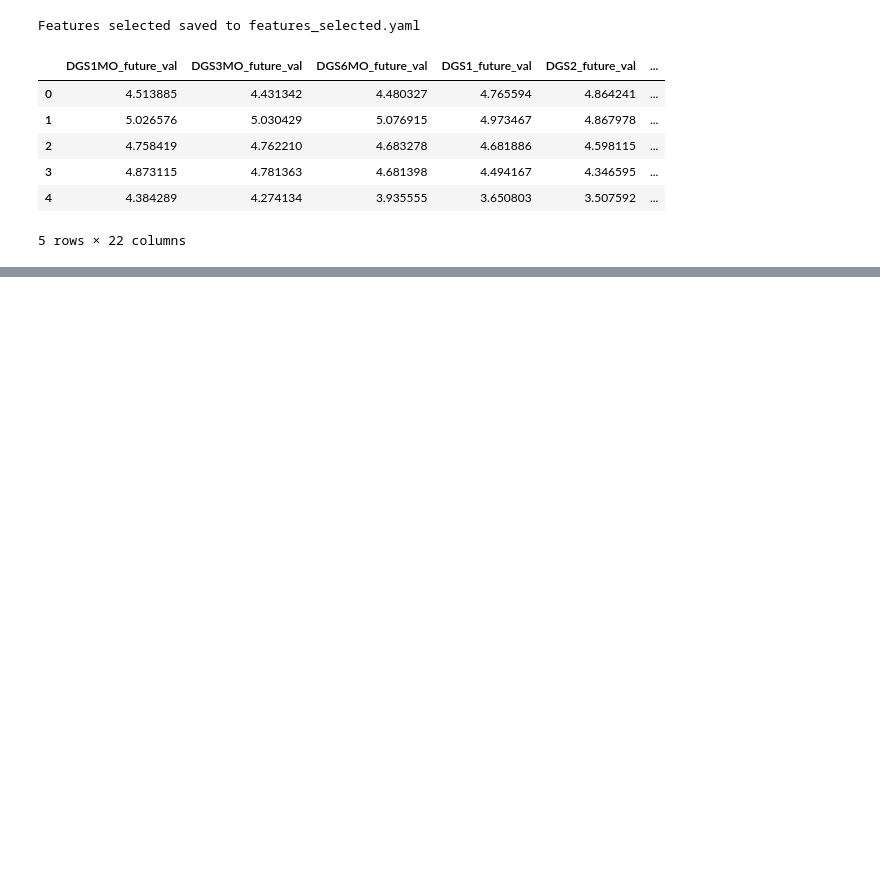
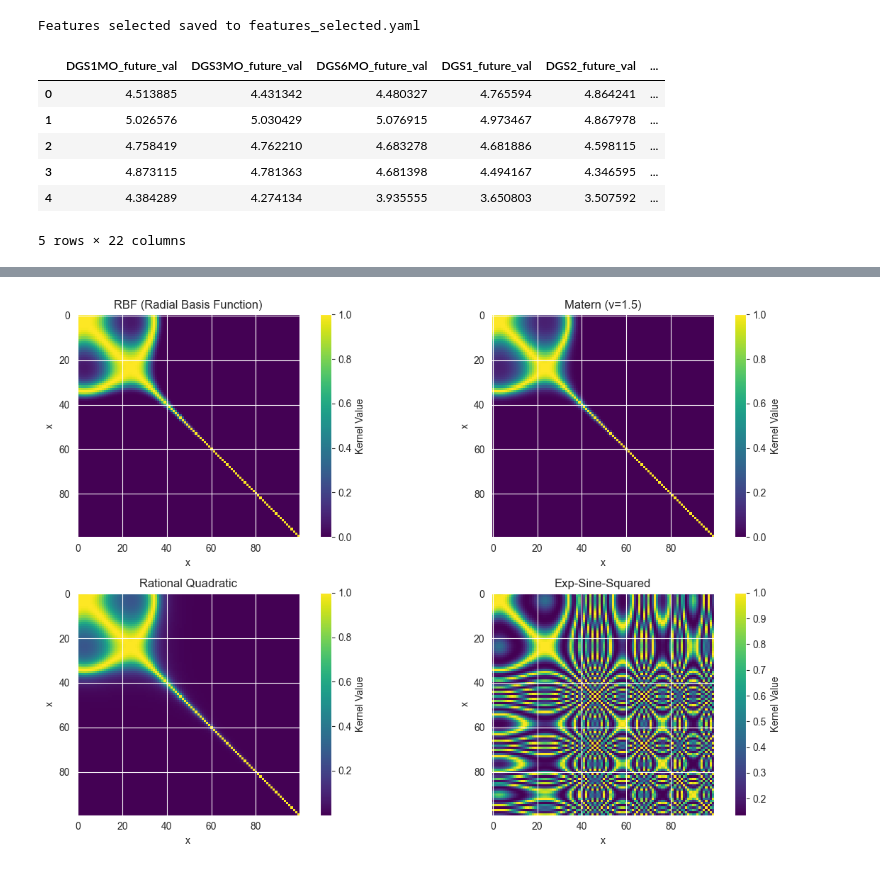
Before and after one commit to ttoe05/bond-yields-gp-model, a Jupyter notebook: src/dgs-analysis.ipynb, the cells around one changed output, grey strips where cells are left out. Cells and saved outputs as stored; diff of their text form; code cells hidden in the pictures; blank space fills up the shorter version.

```diff
--- a/src/dgs-analysis.ipynb
+++ b/src/dgs-analysis.ipynb
@@ -627,0 +737,33 @@ df_sample.head()
+# %%
+from sklearn.gaussian_process.kernels import RBF, Matern, RationalQuadratic, ExpSineSquared, WhiteKernel, ConstantKernel
+# # Define a range of input values
+# x = np.linspace(0, 10, 100).reshape(-1, 1)
+# create a row of values that represents a sine function
+x = np.linspace(0, 10, 100).reshape(-1, 1)
+# y = np.sin(x)
+# create a function that is a polynomial of degree 3
+y = 0.5 * x**3 - 2 * x**2 + x
+
+# Define kernels to visualize
+kernels = {
+    "RBF (Radial Basis Function)": RBF(length_scale=1.0),
+    "Matern (ν=1.5)": Matern(length_scale=1.0, nu=1.5),
+    "Rational Quadratic": RationalQuadratic(length_scale=1.0, alpha=1.0),
+    "Exp-Sine-Squared": ExpSineSquared(length_scale=1.0, periodicity=3.0)
+}
+
+# Plot each kernel
+plt.figure(figsize=(12, 8))
+for i, (name, kernel) in enumerate(kernels.items(), 1):
+    K = kernel(y)  # Compute the kernel matrix
+    plt.subplot(2, 2, i)
+    plt.imshow(K, interpolation="nearest", cmap="viridis")
+    plt.title(name)
+    plt.colorbar(label="Kernel Value")
+    plt.xlabel("x")
+    plt.ylabel("x")
+
+plt.tight_layout()
+plt.show()
+# %% [output]
+[figure, added]
```
Also changed, not shown: parts of 15 cells of this notebook, 6 other files.
